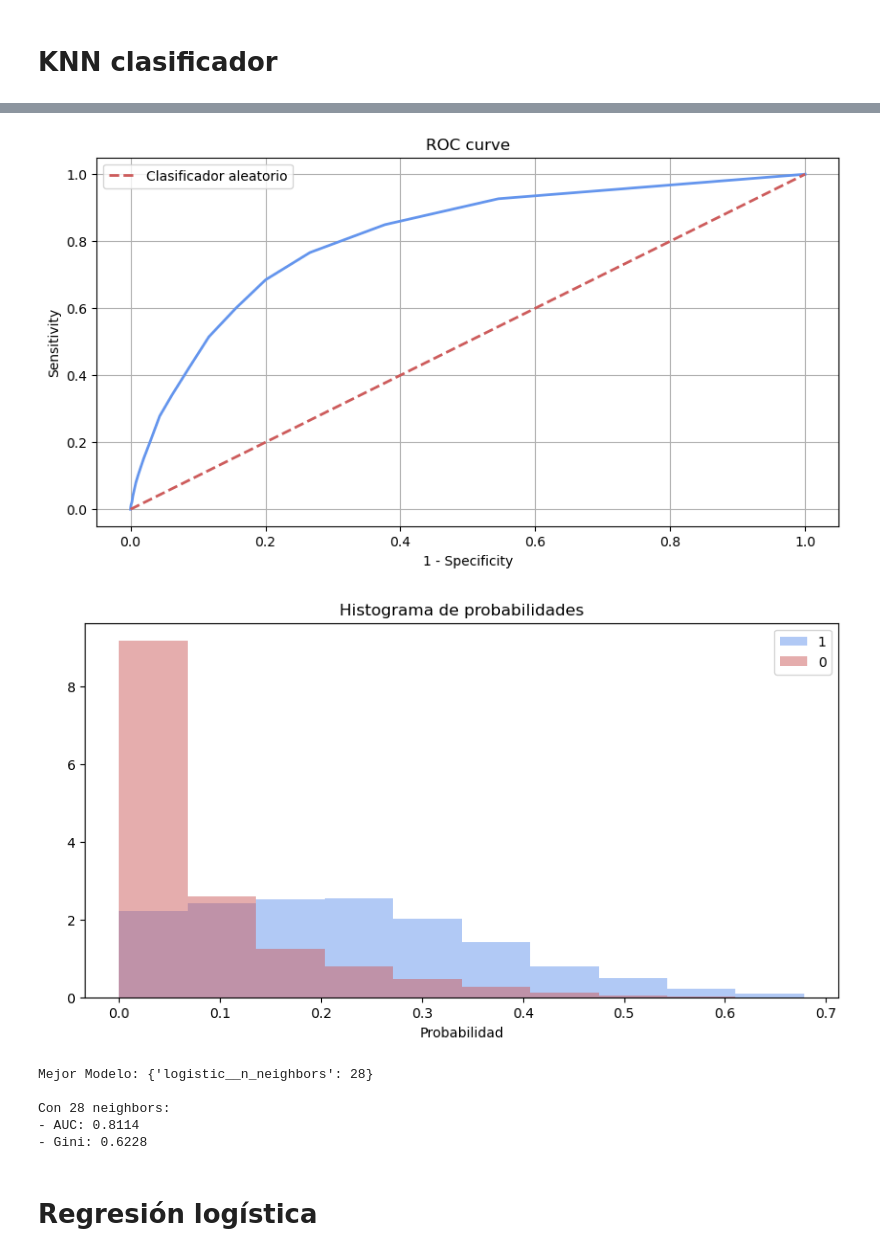
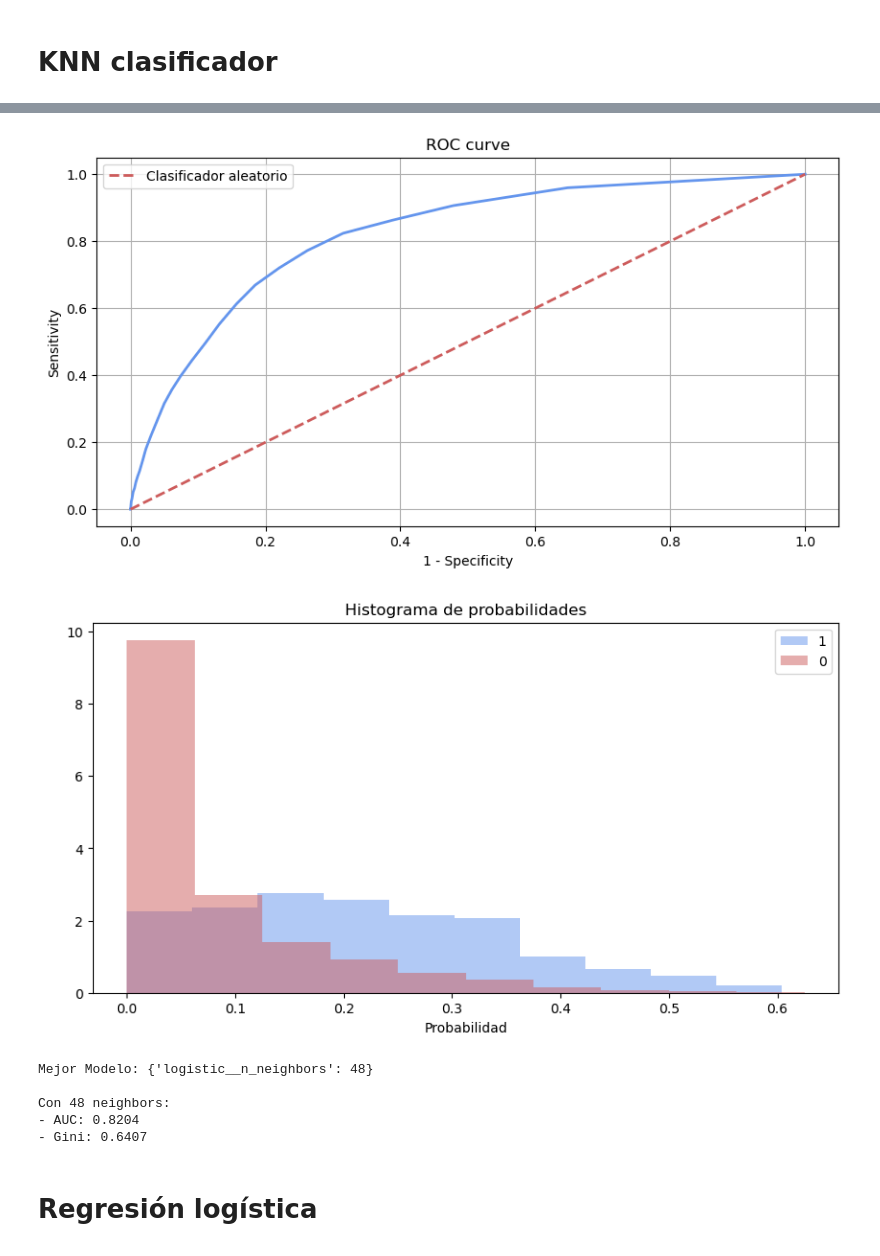
Before and after one commit to zayo1511/LabAprEst, a Jupyter notebook: Parcial2/ExamenPractico.ipynb, the cells around one changed output, grey strips where cells are left out. Saved outputs shown, nothing was run; the diff lists cells and outputs as text; code cells hidden in the pictures.

```diff
--- a/Parcial2/ExamenPractico.ipynb
+++ b/Parcial2/ExamenPractico.ipynb
@@ -251,8 +251,14 @@ vibariado(data[['age', 'bmi', target]], y)
 data = pd.get_dummies(data, columns=['gender', 'smoking_history'])
 # %% [markdown]
 ## Transformaciones
+# %%
+data['log_age'] = np.log(data['age'])
+data['bmi^2'] = data['bmi'] ** 2
 # %% [markdown]
 ## Nuevas variables
+# %%
+data['age/bmi'] = data['age'] / data['bmi']
+data['age*bmi'] = data['age'] * data['bmi']
 # %% [markdown]
 # Preparación de datos
 # %% [markdown]
@@ -264,5 +270,5 @@ X_train, X_test, y_train, y_test = train_test_split(X, y, test_size=0.2, random_
 # %% [markdown]
 # KNN clasificador
 # %%
-knn(X_train, X_test, y_train, y_test, range(1, 30))
+knn(X_train, X_test, y_train, y_test, range(1, 50))
 # %% [output]
@@ -270,10 +276,10 @@ knn(X_train, X_test, y_train, y_test, range(1, 30))
-[figure, old version]
+[figure, new version]
-[figure, old version]
+[figure, new version]
-Mejor Modelo: {'logistic__n_neighbors': 28}
+Mejor Modelo: {'logistic__n_neighbors': 48}
 
-Con 28 neighbors:
-- AUC: 0.8114
-- Gini: 0.6228
+Con 48 neighbors:
+- AUC: 0.8204
+- Gini: 0.6407
 # %% [markdown]
 # Regresión logística
 # %%
```
Also changed, not shown: parts of 4 cells of this notebook.
